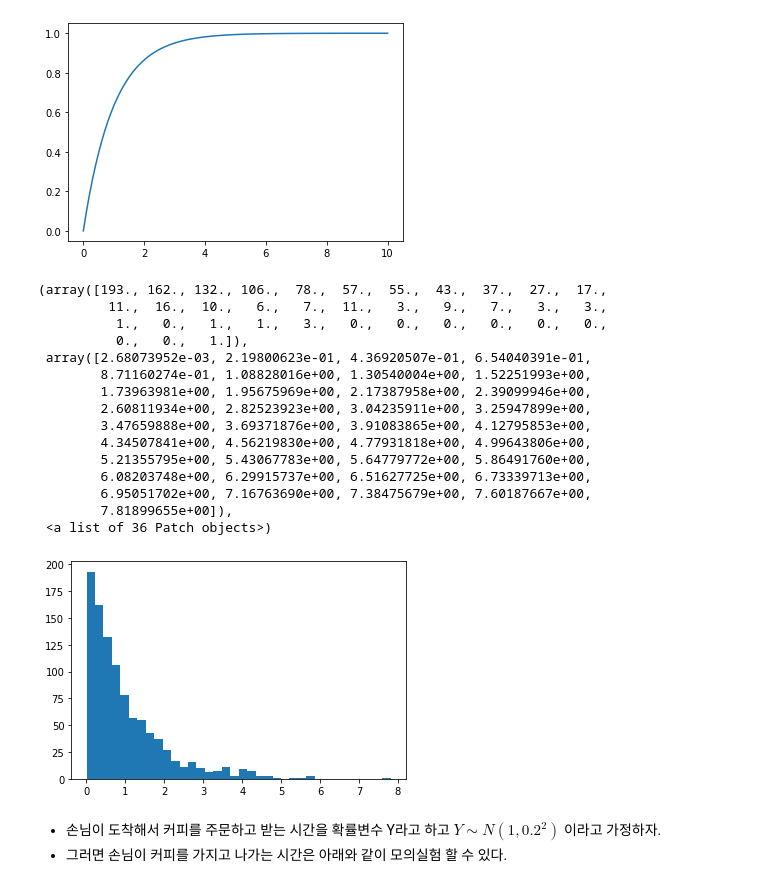
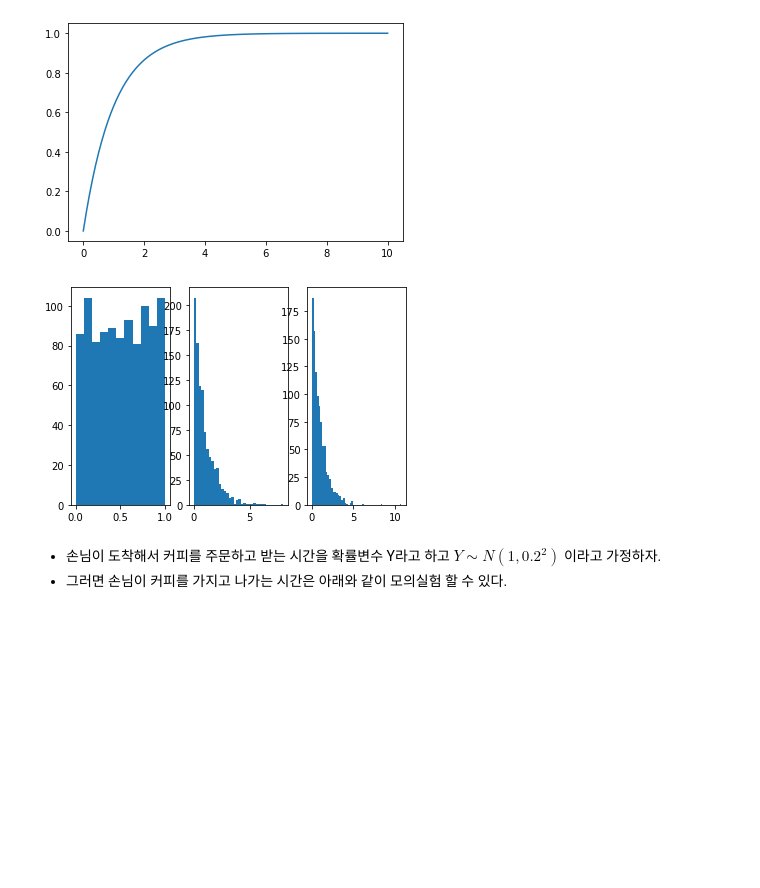
Before and after one commit to choi-yh/DataStructure, a Jupyter notebook: 3_6_Coffee_Queue(HW6).ipynb, the cells around one changed output. Cells and saved outputs as stored; diff of their text form; code cells hidden in the pictures; blank space fills up the shorter version.

```diff
--- a/3_6_Coffee_Queue(HW6).ipynb
+++ b/3_6_Coffee_Queue(HW6).ipynb
@@ -76,29 +78,24 @@ plt.plot(x, cdf)
 plt.show()
 # %% [output]
 [figure]
-# %%
-import numpy as np
-u = np.random.random(1000)
-lamda = 1
-x = -lamda * np.log(u)
-plt.hist(x, bins='auto')
-# %% [output]
-(array([193., 162., 132., 106.,  78.,  57.,  55.,  43.,  37.,  27.,  17.,
-         11.,  16.,  10.,   6.,   7.,  11.,   3.,   9.,   7.,   3.,   3.,
-          1.,   0.,   1.,   1.,   3.,   0.,   0.,   0.,   0.,   0.,   0.,
-          0.,   0.,   1.]),
- array([2.68073952e-03, 2.19800623e-01, 4.36920507e-01, 6.54040391e-01,
-        8.71160274e-01, 1.08828016e+00, 1.30540004e+00, 1.52251993e+00,
-        1.73963981e+00, 1.95675969e+00, 2.17387958e+00, 2.39099946e+00,
-        2.60811934e+00, 2.82523923e+00, 3.04235911e+00, 3.25947899e+00,
-        3.47659888e+00, 3.69371876e+00, 3.91083865e+00, 4.12795853e+00,
-        4.34507841e+00, 4.56219830e+00, 4.77931818e+00, 4.99643806e+00,
-        5.21355795e+00, 5.43067783e+00, 5.64779772e+00, 5.86491760e+00,
-        6.08203748e+00, 6.29915737e+00, 6.51627725e+00, 6.73339713e+00,
-        6.95051702e+00, 7.16763690e+00, 7.38475679e+00, 7.60187667e+00,
-        7.81899655e+00]),
- <a list of 36 Patch objects>)
-[figure, removed]
+# %%
+import numpy as np
+import matplotlib.pyplot as plt
+
+f, ax = plt.subplots(1, 3)
+
+u = np.random.random(1000)
+lamda = 1
+x = -lamda * np.log(u) # 난수들을 지수 분포 난수로 만들어줄 수 있다.
+
+e = np.random.exponential(size=1000)
+
+ax[0].hist(u, bins='auto') # 일반 난수
+ax[1].hist(x, bins='auto') # 지수 분포 난수 식 이용
+ax[2].hist(e, bins='auto') # numpy random exponential
+plt.show()
+# %% [output]
+[figure, added]
 # %% [markdown]
 * 손님이 도착해서 커피를 주문하고 받는 시간을 확률변수 Y라고 하고 $Y \sim N(1, 0.2^2)$ 이라고 가정하자.
 * 그러면 손님이 커피를 가지고 나가는 시간은 아래와 같이 모의실험 할 수 있다.
```
Also changed, not shown: parts of 7 cells of this notebook.
